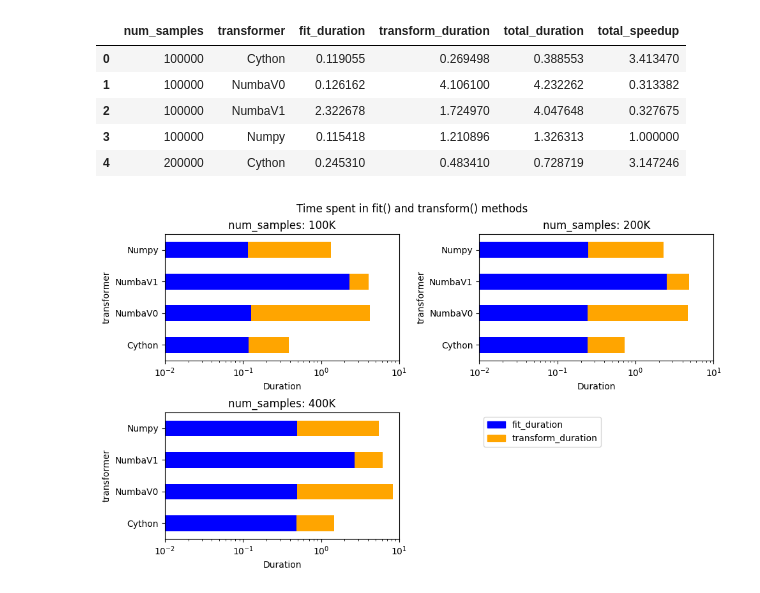
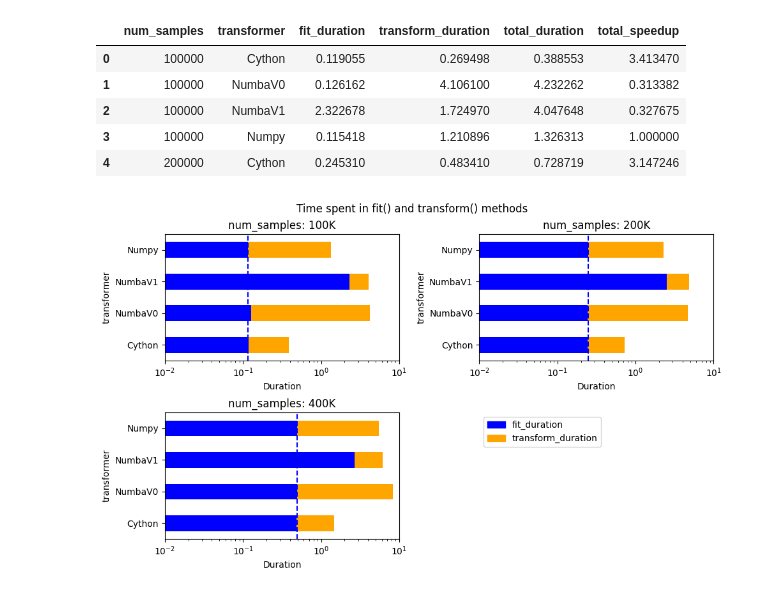
Before and after one commit to jimthompson5802/fast-python, a Jupyter notebook: ple/analyze_ple_test_scenarios.ipynb, the cells around one changed output. Saved outputs shown, nothing was run; the diff lists cells and outputs as text; code cells hidden in the pictures.

Commit message:
add reference line for fit duration

```diff
--- a/ple/analyze_ple_test_scenarios.ipynb
+++ b/ple/analyze_ple_test_scenarios.ipynb
@@ -197,31 +197,33 @@ labels = ['fit_duration', 'transform_duration']  # Replace with the labels used
 
 # Create a list of patches for the legend
 patches = [mpatches.Patch(color=color, label=label) for color, label in zip(colors, labels)]
 
 # Plot the stacked bar chart for each transformer
 for i, num_sample in enumerate(num_samples):
     r = i // 2
     c = i % 2
     if r == 1 and c == 1:  # Skip the plot for axs[1, 1]
         continue
     df = results_df[results_df['num_samples'] == num_sample]
     df.pivot_table(values=['fit_duration', 'transform_duration'], index='transformer').plot(
         kind='barh', stacked=True, ax=axs[r, c], legend=False, color=colors
     )
     axs[r, c].set_title(f'num_samples: {num_sample/1e3:.0f}K')
     axs[r, c].set_xlabel('Duration')
     axs[r, c].set_xscale('log')
     axs[r, c].set_xlim([0.01, 10])
     axs[r, c].set_ylabel('transformer')
+    fit_duration = df[df.transformer == 'Numpy']['fit_duration'].values[0]
+    axs[r, c].axvline(fit_duration, color='b', linestyle='--')
 
 axs[1, 1].legend(handles=patches, loc="upper left")  # Add the legend to axs[1, 1]
 axs[1, 1].axis('off')  # Remove plot boundary lines for axs[1, 1]
 
 plt.tight_layout()
 plt.suptitle("Time spent in fit() and transform() methods")
 plt.subplots_adjust(top=0.9)
 
 plt.savefig('ple_fit_transform_duration.png')
 plt.show()
 # %% [output]
-[figure, old version]
+[figure, new version]
```
